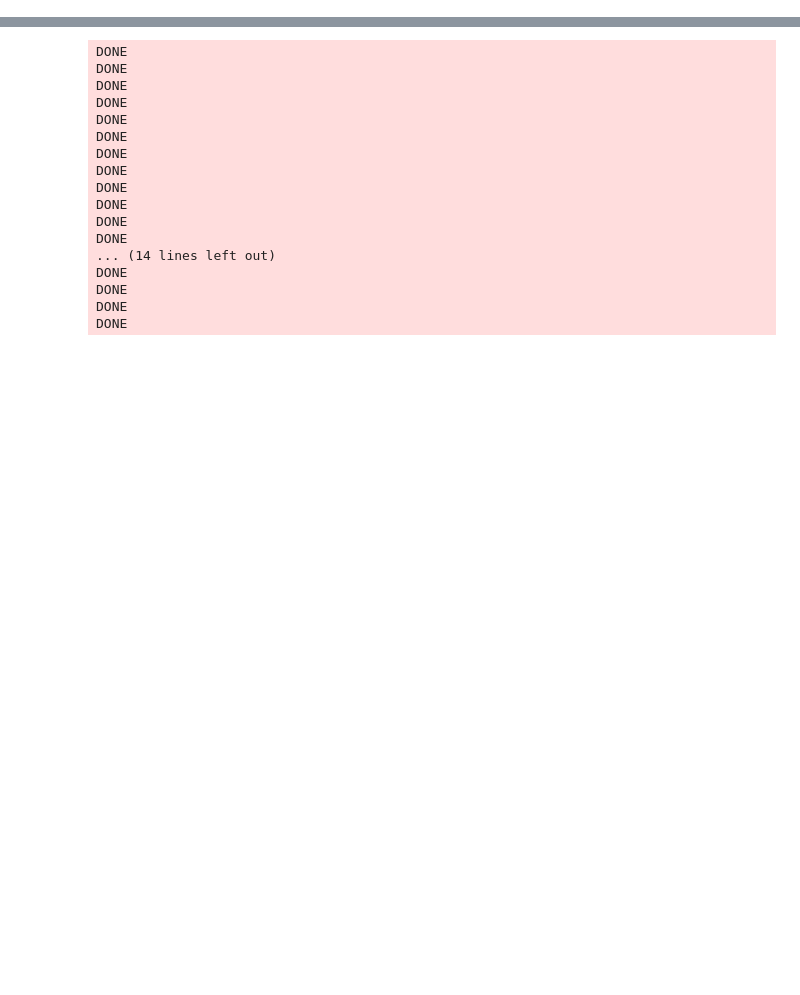
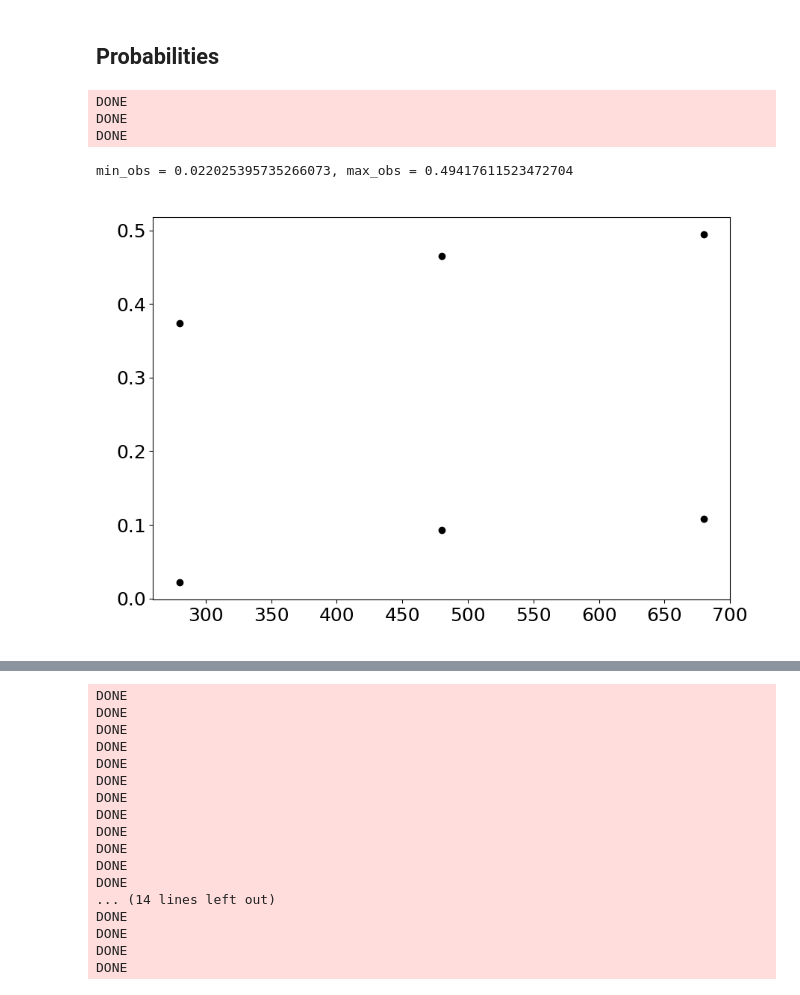
Before and after one commit to AlessandroLovo/REA-Veros, a Jupyter notebook: demo/time_analysis.ipynb, the cells around one changed output, grey strips where cells are left out. Cells and saved outputs as stored; diff of their text form; code cells hidden in the pictures; blank space fills up the shorter version.

Commit message:
some plots for r3

```diff
--- a/demo/time_analysis.ipynb
+++ b/demo/time_analysis.ipynb
@@ -52,3 +52,37 @@ def f(x, a):
     return float(x>a)
 # %%
 folder = '../veros/__test__/r3_minimal'
+# %% [markdown]
+## Probabilities
+# %%
+iterations = [10,20,30]
+runs = [get_run(folder, iteration=i) for i in iterations]
+# %% [output]
+DONE
+DONE
+DONE
+# %%
+# mode = 'abs'
+mode = 'rel'
+
+plt.close(1)
+fig,ax = plt.subplots(num=1, figsize=(9,6))
+
+min_obs = np.infty
+max_obs = -np.infty
+
+for run in runs:
+    m = np.min(list(run[f'{mode}_observables'].values()))
+    M = np.max(list(run[f'{mode}_observables'].values()))
+    if m < min_obs:
+        min_obs = m
+    if M > max_obs:
+        max_obs = M
+    plt.scatter([run['duration'] + 5]*2, [m, M], color='black')
+
+fig.tight_layout()
+
+print(f'{min_obs = }, {max_obs = }')
+# %% [output]
+min_obs = 0.022025395735266073, max_obs = 0.49417611523472704
+[figure, added]
```
Also changed, not shown: parts of 3 cells of this notebook, 1 other file.
